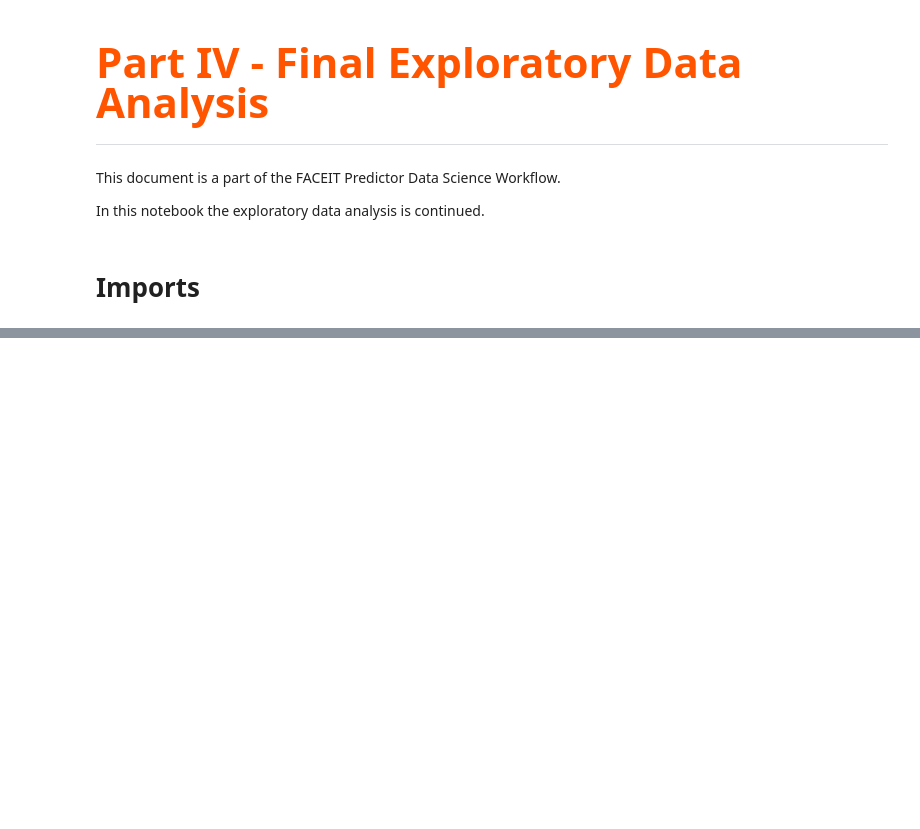
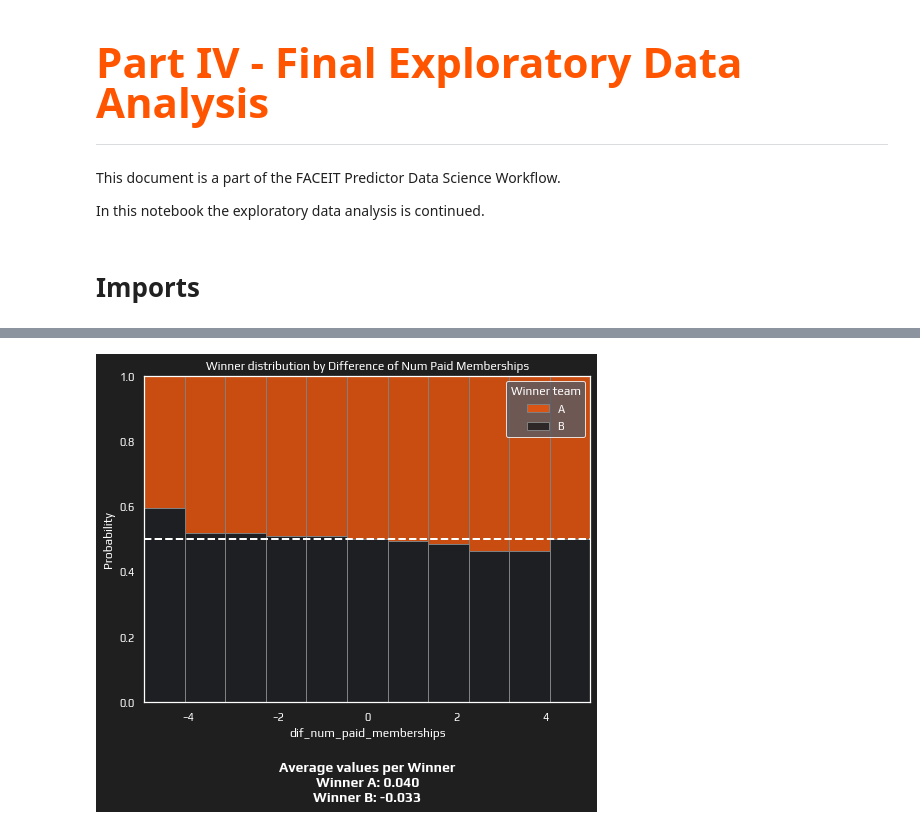
Before and after one commit to henriquebferreira/faceit-predictor-ML, a Jupyter notebook: notebooks/04_final_eda.ipynb, the cells around one changed output, grey strips where cells are left out. Drawn from its saved outputs; the diff is of its cells as text; code cells hidden in the pictures; blank space fills up the shorter version.

```diff
--- a/notebooks/04_final_eda.ipynb
+++ b/notebooks/04_final_eda.ipynb
@@ -81,0 +78,4 @@ data.groupby("winner").mean()["dif_mean_elo"].index = ['A', 'B']
+# %%
+comp_featured_based_on_winner(data, "dif_num_paid_memberships");
+# %% [output]
+[figure, added]
```
Also changed, not shown: parts of 32 cells of this notebook, 9 other files.
